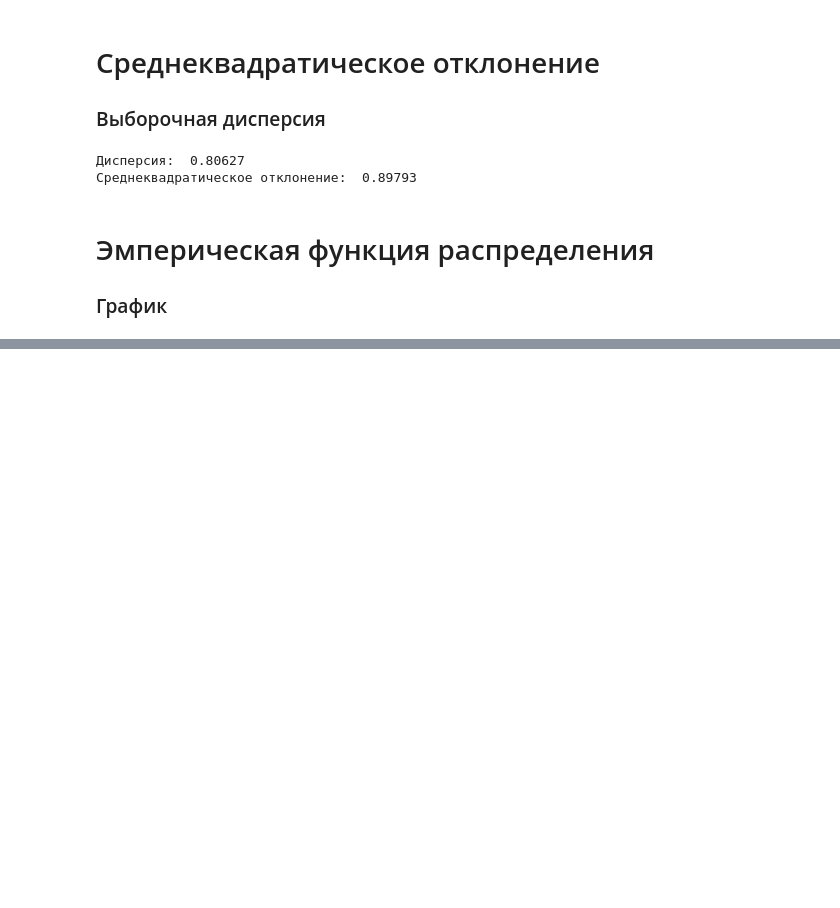
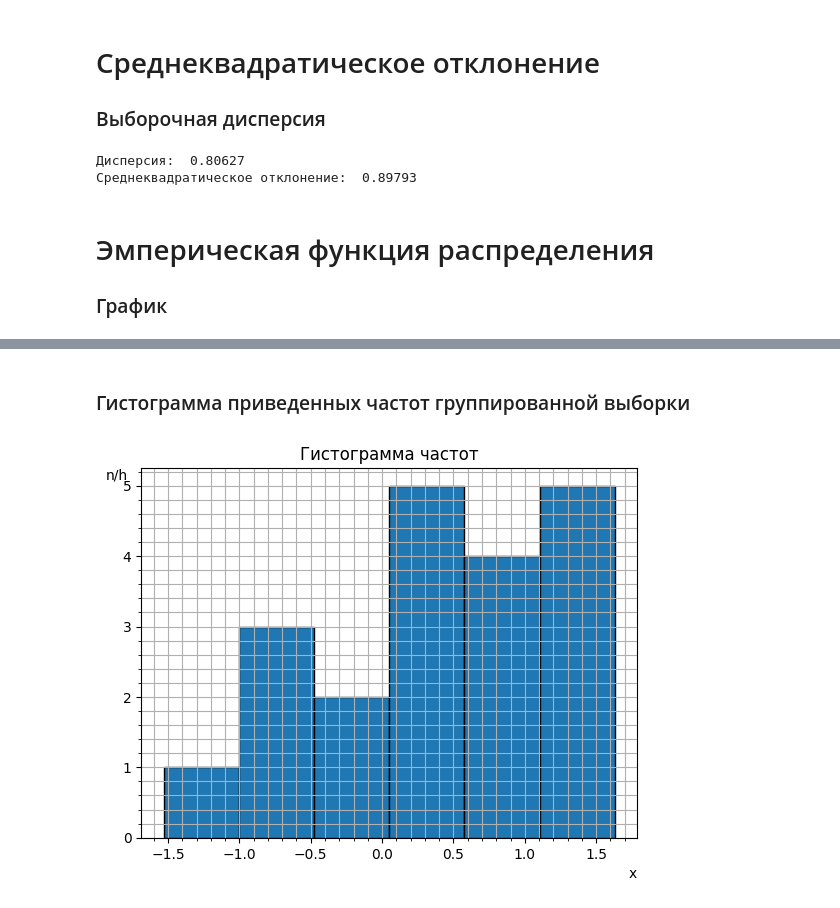
Before and after one commit to Romariok/Probability-theory, a Jupyter notebook: 5prak/task.ipynb, the cells around one changed output, grey strips where cells are left out. Saved outputs shown, nothing was run; the diff lists cells and outputs as text; code cells hidden in the pictures; blank space fills up the shorter version.

```diff
--- a/5prak/task.ipynb
+++ b/5prak/task.ipynb
@@ -87,0 +137,16 @@ print("Среднеквадратическое отклонение: ", standar
+# %% [markdown]
+<h3>Гистограмма приведенных частот группированной выборки</h3>
+# %%
+
+num_bins = 6
+hist, bins = np.histogram(data, bins=bins_num)
+plt.hist(variation_series, bins=num_bins, edgecolor='black')
+plt.grid(which='both')
+plt.minorticks_on()
+plt.title('Гистограмма частот')
+plt.xlabel('x', ha='right', x=1.0)
+plt.ylabel('n/h', va='top', y=1.0)
+plt.gca().yaxis.get_label().set_rotation(0)
+plt.show()
+# %% [output]
+[figure, added]
```
Also changed, not shown: parts of 5 cells of this notebook.
